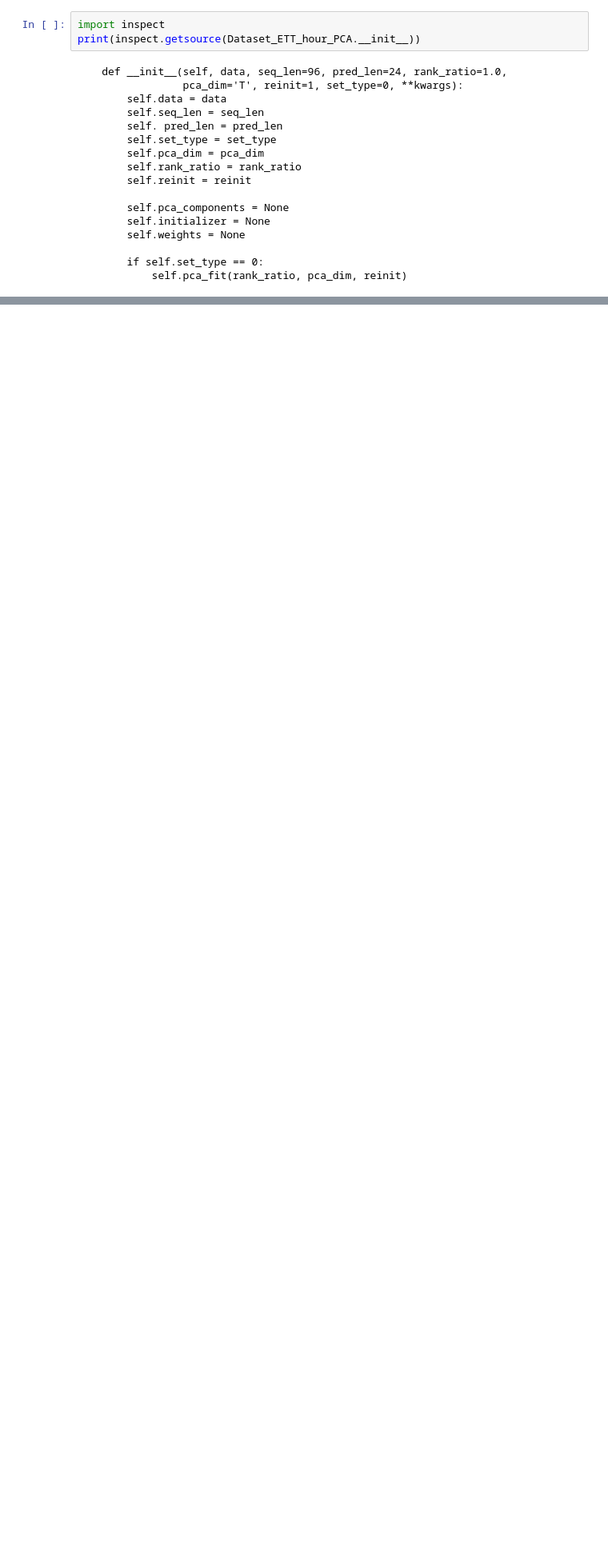
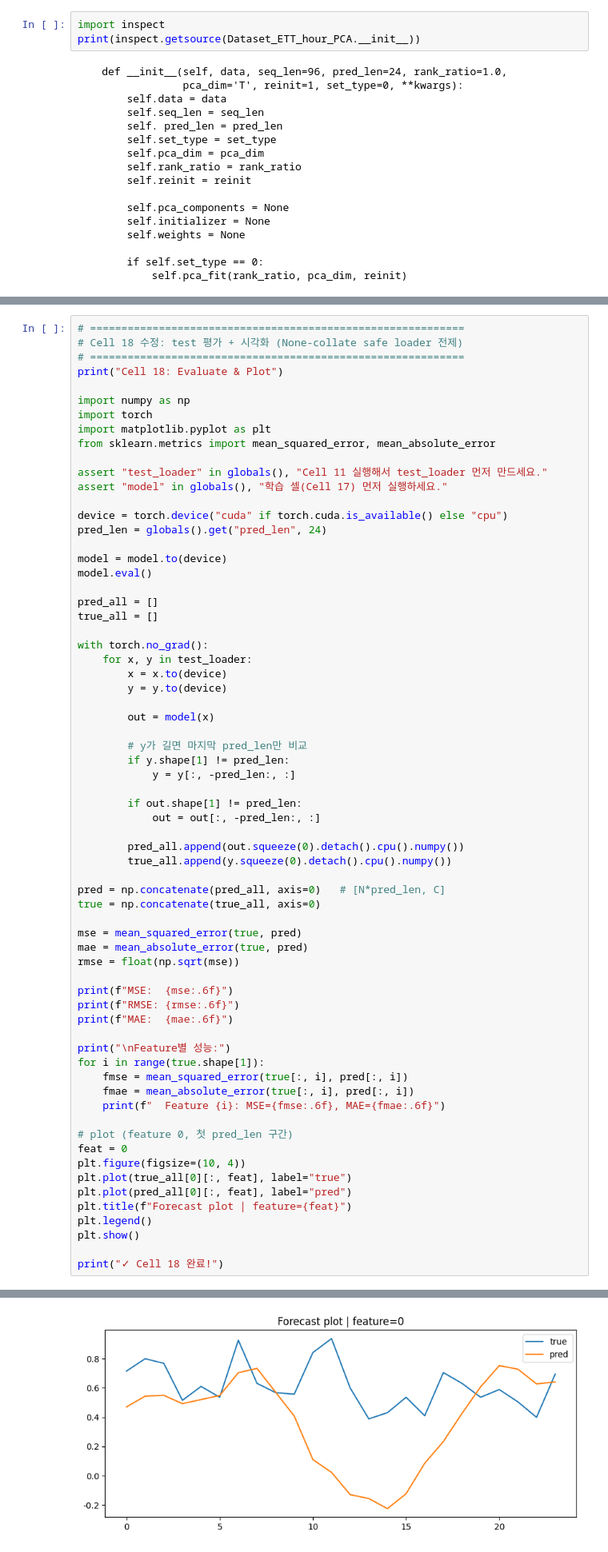
Before and after one commit to M4XJUNG/AIF-Financial-Time-Series, a Jupyter notebook: Undergraduate_Research_Assistant_(URA).ipynb, the cells around one changed output, grey strips where cells are left out. Shown at 80% size. Cells and saved outputs as stored; diff of their text form; blank space fills up the shorter version.

```diff
--- a/Undergraduate_Research_Assistant_(URA).ipynb
+++ b/Undergraduate_Research_Assistant_(URA).ipynb
@@ -1592,0 +1464,68 @@ Feature별 성능:
+# %%
+# ============================================================
+# Cell 18 수정: test 평가 + 시각화 (None-collate safe loader 전제)
+# ============================================================
+print("Cell 18: Evaluate & Plot")
+
+import numpy as np
+import torch
+import matplotlib.pyplot as plt
+from sklearn.metrics import mean_squared_error, mean_absolute_error
+
+assert "test_loader" in globals(), "Cell 11 실행해서 test_loader 먼저 만드세요."
+assert "model" in globals(), "학습 셀(Cell 17) 먼저 실행하세요."
+
+device = torch.device("cuda" if torch.cuda.is_available() else "cpu")
+pred_len = globals().get("pred_len", 24)
+
+model = model.to(device)
+model.eval()
+
+pred_all = []
+true_all = []
+
+with torch.no_grad():
+    for x, y in test_loader:
+        x = x.to(device)
+        y = y.to(device)
+
+        out = model(x)
+
+        # y가 길면 마지막 pred_len만 비교
+        if y.shape[1] != pred_len:
+            y = y[:, -pred_len:, :]
+
+        if out.shape[1] != pred_len:
+            out = out[:, -pred_len:, :]
+
+        pred_all.append(out.squeeze(0).detach().cpu().numpy())
+        true_all.append(y.squeeze(0).detach().cpu().numpy())
+
+pred = np.concatenate(pred_all, axis=0)   # [N*pred_len, C]
+true = np.concatenate(true_all, axis=0)
+
+mse = mean_squared_error(true, pred)
+mae = mean_absolute_error(true, pred)
+rmse = float(np.sqrt(mse))
+
+print(f"MSE:  {mse:.6f}")
+print(f"RMSE: {rmse:.6f}")
+print(f"MAE:  {mae:.6f}")
+
+print("\nFeature별 성능:")
+for i in range(true.shape[1]):
+    fmse = mean_squared_error(true[:, i], pred[:, i])
+    fmae = mean_absolute_error(true[:, i], pred[:, i])
+    print(f"  Feature {i}: MSE={fmse:.6f}, MAE={fmae:.6f}")
+
+# plot (feature 0, 첫 pred_len 구간)
+feat = 0
+plt.figure(figsize=(10, 4))
+plt.plot(true_all[0][:, feat], label="true")
+plt.plot(pred_all[0][:, feat], label="pred")
+plt.title(f"Forecast plot | feature={feat}")
+plt.legend()
+plt.show()
+
+print("✓ Cell 18 완료!")
+# %% [output]
@@ -1592,0 +1545 @@ Feature별 성능:
+[figure, added]
```
Also changed, not shown: parts of 6 cells of this notebook.
